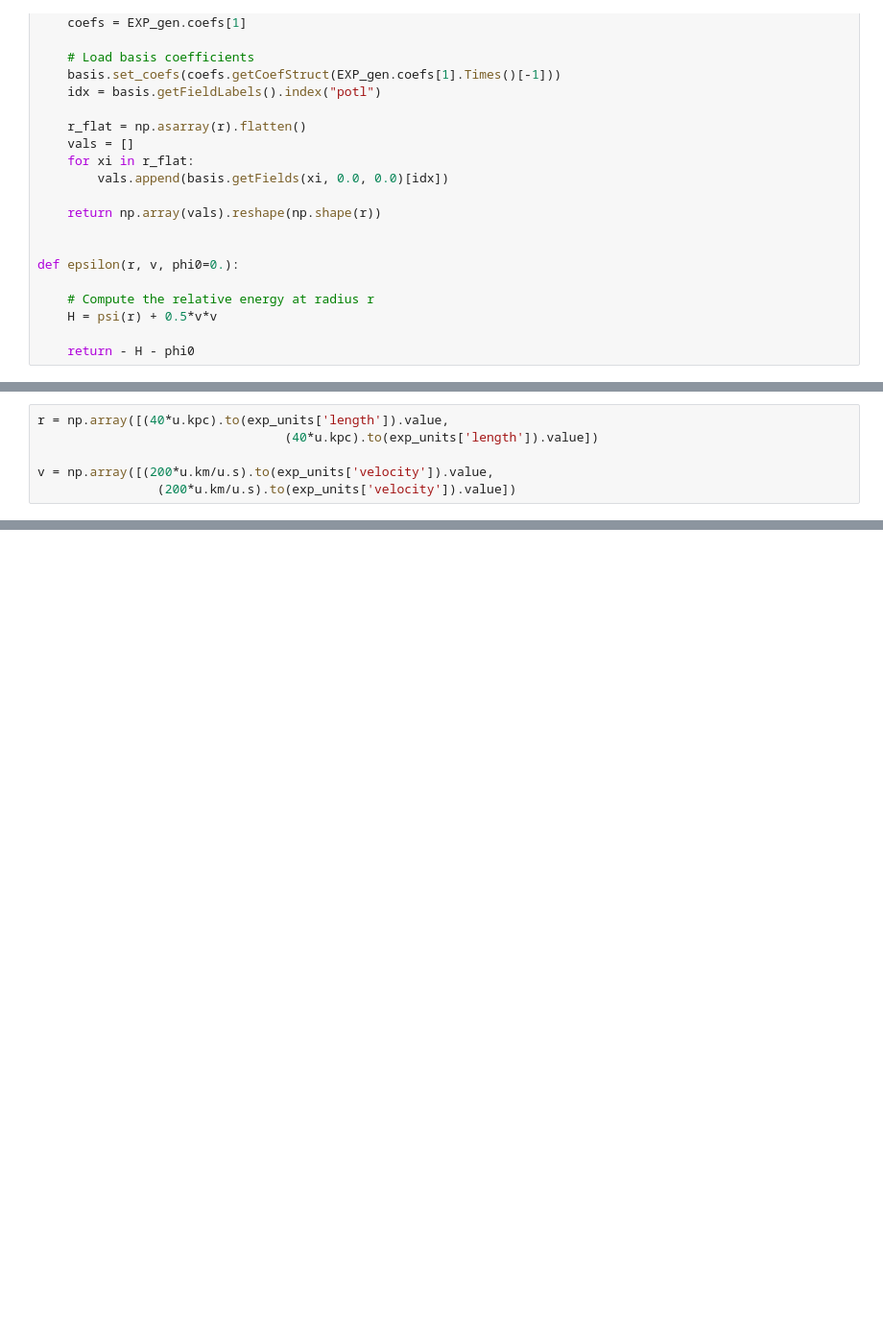
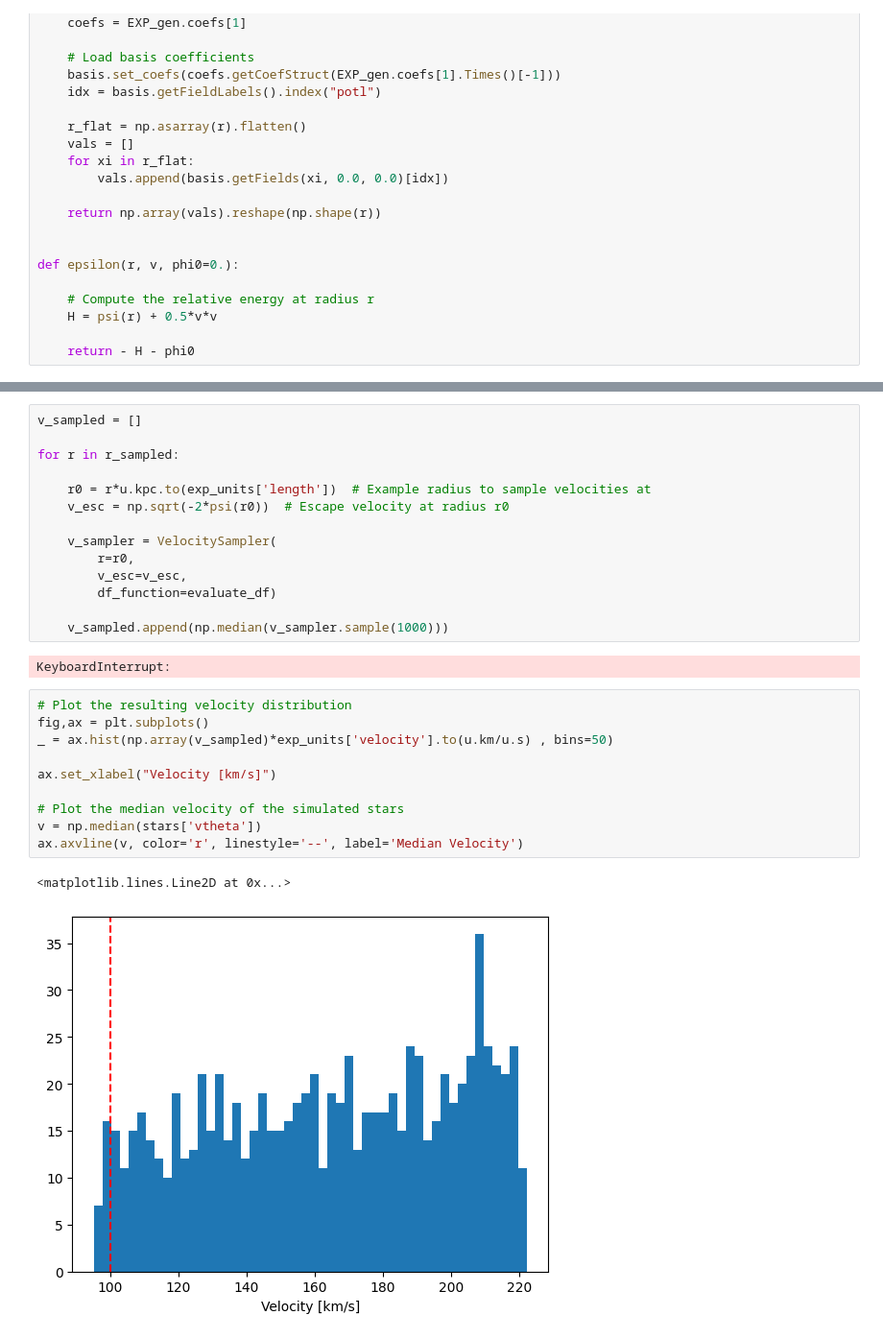
Before and after one commit to ariasant/streams_in_dreams, a Jupyter notebook: eddington_inverse_sampling.ipynb, the cells around one changed output, grey strips where cells are left out. Shown at 96% size. Cells and saved outputs as stored; diff of their text form; blank space fills up the shorter version.

```diff
--- a/eddington_inverse_sampling.ipynb
+++ b/eddington_inverse_sampling.ipynb
@@ -303,9 +302,3 @@ def drho2_dpsi2(r):
     denominator = dpsi_dr(r)**3 + 1e-12
 
     return numerator / denominator
-# %%
-r = np.array([(40*u.kpc).to(exp_units['length']).value,
-                                 (40*u.kpc).to(exp_units['length']).value])
-
-v = np.array([(200*u.km/u.s).to(exp_units['velocity']).value,
-                (200*u.km/u.s).to(exp_units['velocity']).value])
@@ -388,0 +495,29 @@ df(x_grid, v_grid)
+# %%
+v_sampled = []
+
+for r in r_sampled:
+
+    r0 = r*u.kpc.to(exp_units['length'])  # Example radius to sample velocities at
+    v_esc = np.sqrt(-2*psi(r0))  # Escape velocity at radius r0
+
+    v_sampler = VelocitySampler(
+        r=r0,
+        v_esc=v_esc,
+        df_function=evaluate_df)
+
+    v_sampled.append(np.median(v_sampler.sample(1000)))
+# %% [output]
+KeyboardInterrupt:
+# %%
+# Plot the resulting velocity distribution
+fig,ax = plt.subplots()
+_ = ax.hist(np.array(v_sampled)*exp_units['velocity'].to(u.km/u.s) , bins=50)
+
+ax.set_xlabel("Velocity [km/s]")
+
+# Plot the median velocity of the simulated stars
+v = np.median(stars['vtheta'])
+ax.axvline(v, color='r', linestyle='--', label='Median Velocity')
+# %% [output]
+<matplotlib.lines.Line2D at 0x...>
+[figure, added]
```
Also changed, not shown: parts of 17 cells of this notebook.
